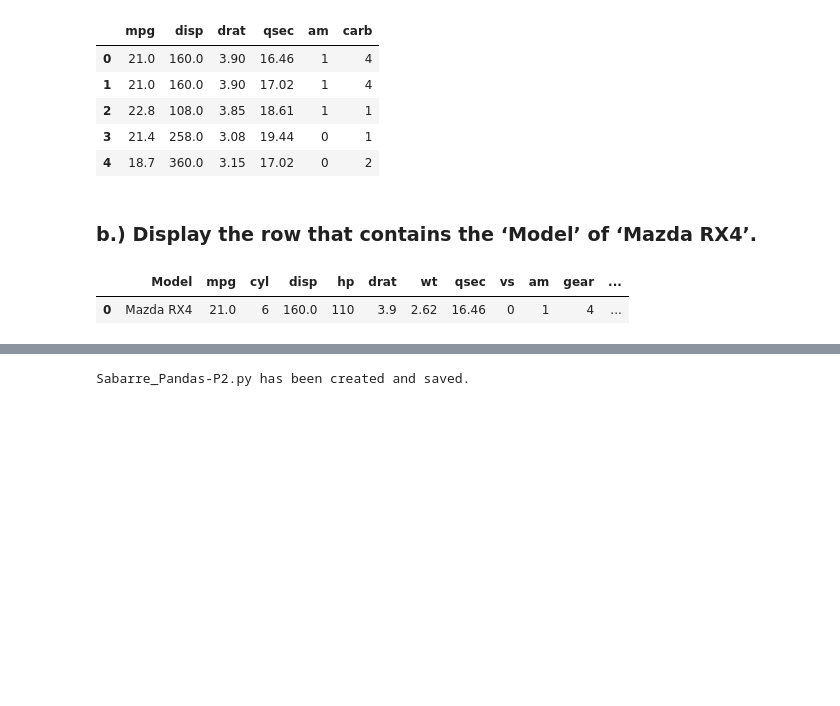
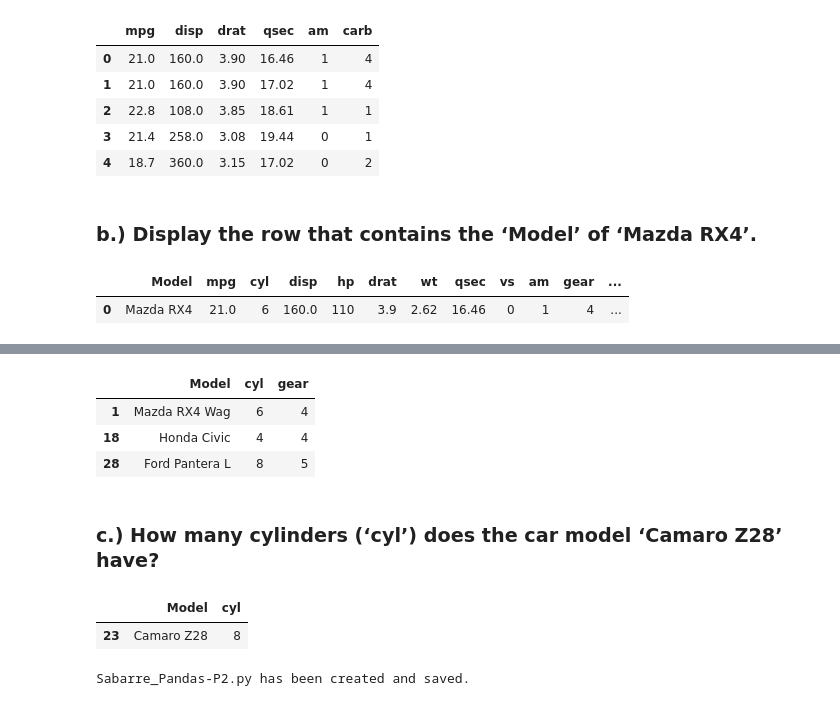
Before and after one commit to krlsbrre/PA3, a Jupyter notebook: PA3.ipynb, the cells around one changed output, grey strips where cells are left out. Cells and saved outputs as stored; diff of their text form; code cells hidden in the pictures; blank space fills up the shorter version.

```diff
--- a/PA3.ipynb
+++ b/PA3.ipynb
@@ -120,3 +162,20 @@ cylgear('Mazda RX4 Wag', 'Ford Pantera L', 'Honda Civic')
+# %%
+#Example usage with default column parameters
+ComplexQuery(cars_file, ['Mazda RX4 Wag', 'Ford Pantera L', 'Honda Civic'])
+# %% [output]
+|  | Model | cyl | gear |
+| 1 | Mazda RX4 Wag | 6 | 4 |
+| 18 | Honda Civic | 4 | 4 |
+| 28 | Ford Pantera L | 8 | 5 |
+# %% [markdown]
+### c.) How many cylinders (‘cyl’) does the car model ‘Camaro Z28’ have?
+# %%
+# Uses the ComplexQuery() function to determine the number of cylinders of Camaro Z28
+# Added 'Model' to the columns to improve the readability and format of the output
+ComplexQuery(cars_file, ['Camaro Z28'], ['Model','cyl'])
+# %% [output]
+|  | Model | cyl |
+| 23 | Camaro Z28 | 8 |
 # %%
 filecontent2 = "\n" \
 "import pandas as pd\n" \
```
Also changed, not shown: parts of 14 cells of this notebook.
